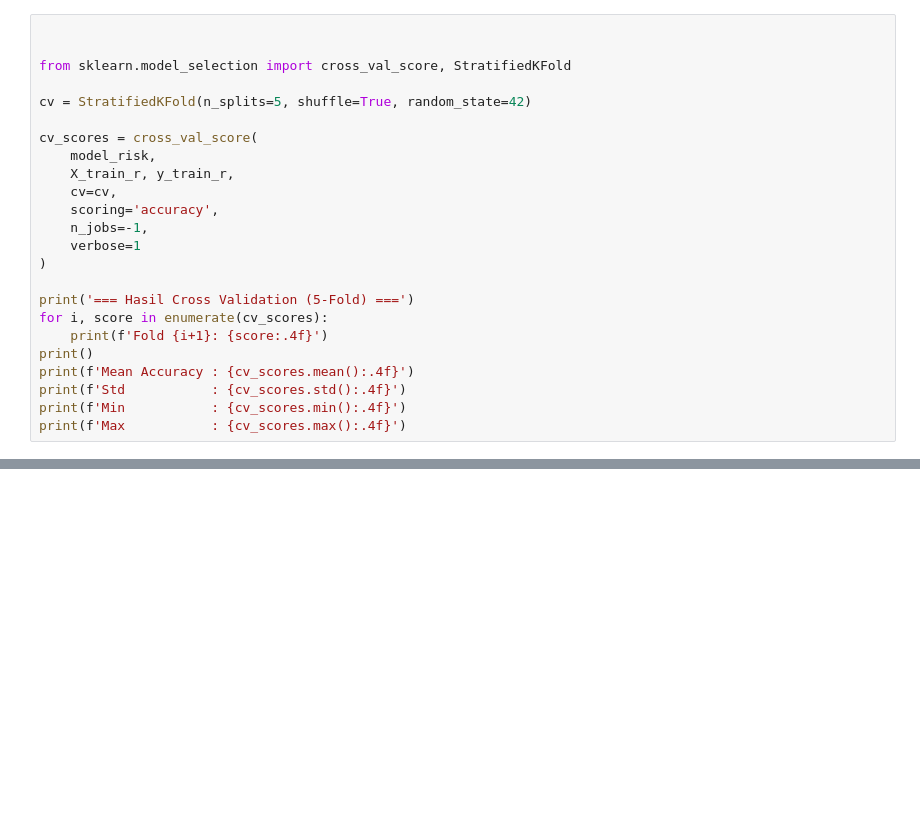
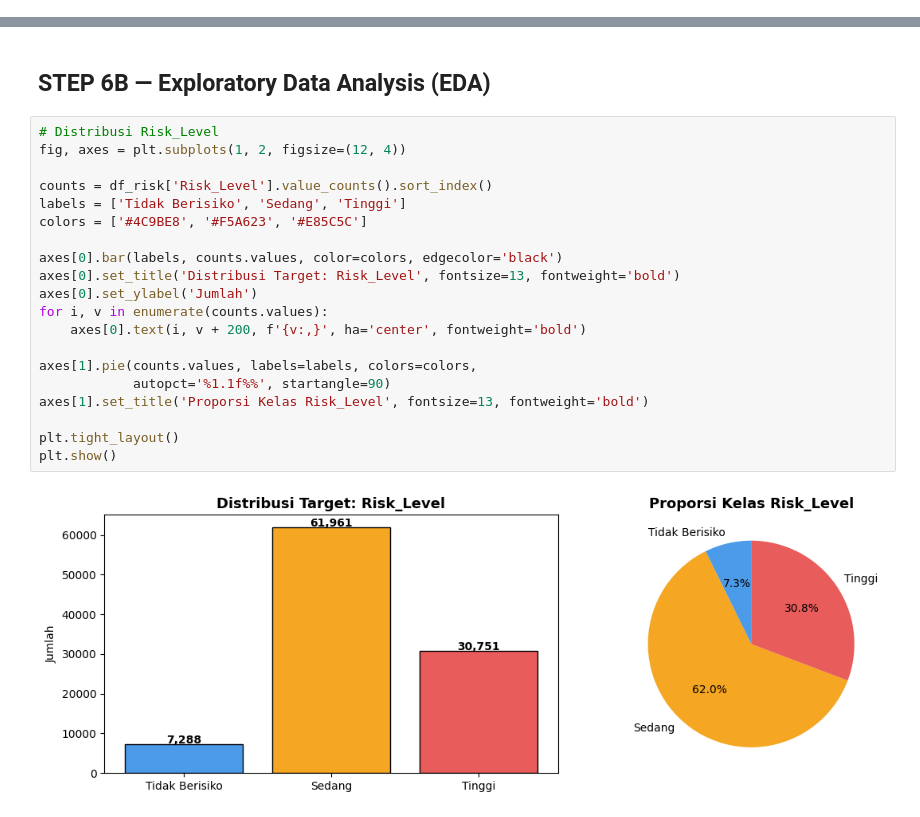
Before and after one commit to restu-yoga/project-capstone, a Jupyter notebook: notebooks/Prediksi_Resiko_Diabetes_XGBoost.ipynb, the cells around one changed output, grey strips where cells are left out. Drawn from its saved outputs; the diff is of its cells as text; blank space fills up the shorter version.

```diff
--- a/notebooks/Prediksi_Resiko_Diabetes_XGBoost.ipynb
+++ b/notebooks/Prediksi_Resiko_Diabetes_XGBoost.ipynb
@@ -868,24 +0,0 @@ Cross validation digunakan untuk menguji kestabilan performa model pada beberapa
-# %%
-
-
-from sklearn.model_selection import cross_val_score, StratifiedKFold
-
-cv = StratifiedKFold(n_splits=5, shuffle=True, random_state=42)
-
-cv_scores = cross_val_score(
-    model_risk,
-    X_train_r, y_train_r,
-    cv=cv,
-    scoring='accuracy',
-    n_jobs=-1,
-    verbose=1
-)
-
-print('=== Hasil Cross Validation (5-Fold) ===')
-for i, score in enumerate(cv_scores):
-    print(f'Fold {i+1}: {score:.4f}')
-print()
-print(f'Mean Accuracy : {cv_scores.mean():.4f}')
-print(f'Std           : {cv_scores.std():.4f}')
-print(f'Min           : {cv_scores.min():.4f}')
-print(f'Max           : {cv_scores.max():.4f}')
@@ -1135,0 +263,24 @@ Untuk pengembangan selanjutnya, model dapat ditingkatkan dengan:
+# %% [markdown]
+## STEP 6B — Exploratory Data Analysis (EDA)
+# %%
+# Distribusi Risk_Level
+fig, axes = plt.subplots(1, 2, figsize=(12, 4))
+
+counts = df_risk['Risk_Level'].value_counts().sort_index()
+labels = ['Tidak Berisiko', 'Sedang', 'Tinggi']
+colors = ['#4C9BE8', '#F5A623', '#E85C5C']
+
+axes[0].bar(labels, counts.values, color=colors, edgecolor='black')
+axes[0].set_title('Distribusi Target: Risk_Level', fontsize=13, fontweight='bold')
+axes[0].set_ylabel('Jumlah')
+for i, v in enumerate(counts.values):
+    axes[0].text(i, v + 200, f'{v:,}', ha='center', fontweight='bold')
+
+axes[1].pie(counts.values, labels=labels, colors=colors,
+            autopct='%1.1f%%', startangle=90)
+axes[1].set_title('Proporsi Kelas Risk_Level', fontsize=13, fontweight='bold')
+
+plt.tight_layout()
+plt.show()
+# %% [output]
+[figure, added]
```
Also changed, not shown: parts of 102 cells of this notebook, 6 other files.
